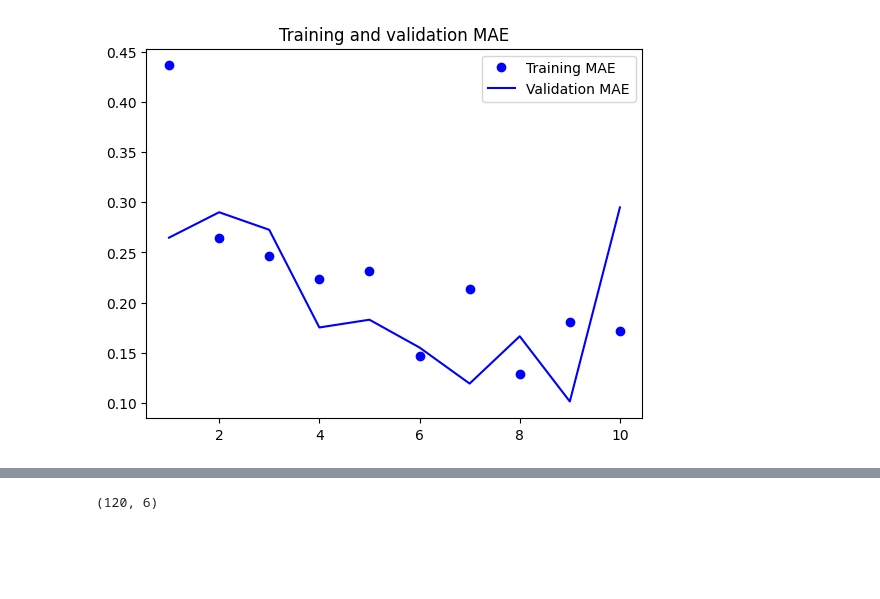
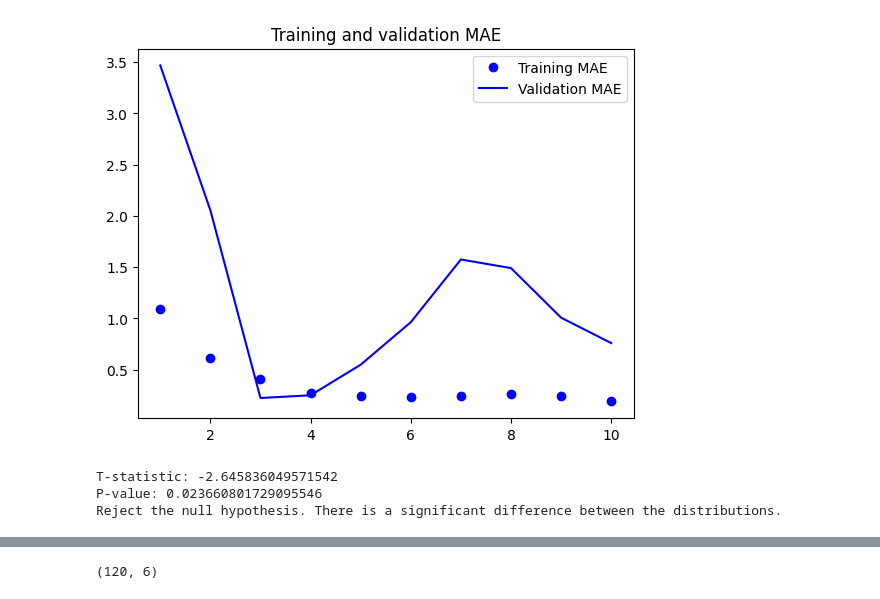
Before and after one commit to porallapradhyumna/Stock_prize_Prediction, a Jupyter notebook: SPP/Models_to_stats.ipynb.ipynb, the cells around one changed output, grey strips where cells are left out. Saved outputs shown, nothing was run; the diff lists cells and outputs as text; code cells hidden in the pictures; blank space fills up the shorter version.

```diff
--- a/SPP/Models_to_stats.ipynb.ipynb
+++ b/SPP/Models_to_stats.ipynb.ipynb
@@ -61,3 +77,9 @@ raw_data.shape
+# %%
+from sklearn.preprocessing import StandardScaler
+
+# Assuming 'y_test' is your target variable
+scaler = StandardScaler()
+y_test_scaled = scaler.fit_transform(AdjClose.to_numpy().reshape(-1, 1))
 # %%
 import keras
 sampling_rate = 2
@@ -67,7 +89,7 @@ batch_size = 256
 
 train_dataset = keras.utils.timeseries_dataset_from_array(
     raw_data[:-delay],
-    targets=AdjClose[delay:],
+    targets=y_test_scaled[delay:],
     sampling_rate=sampling_rate,
     sequence_length=sequence_length,
     shuffle=True,
@@ -77,7 +99,7 @@ train_dataset = keras.utils.timeseries_dataset_from_array(
 
 val_dataset = keras.utils.timeseries_dataset_from_array(
     raw_data[:-delay],
-    targets=AdjClose[delay:],
+    targets=y_test_scaled[delay:],
     sampling_rate=sampling_rate,
     sequence_length=sequence_length,
     shuffle=True,
@@ -87,15 +109,12 @@ val_dataset = keras.utils.timeseries_dataset_from_array(
 
 test_dataset = keras.utils.timeseries_dataset_from_array(
     raw_data[:-delay],
-    targets=AdjClose[delay:],
+    targets=y_test_scaled[delay:],
     sampling_rate=sampling_rate,
     sequence_length=sequence_length,
     shuffle=True,
     batch_size=batch_size,
     start_index=num_train_samples + num_val_samples)
-#The code will able to do the  preparing time series datasets for training, validation,
-# and testing using Keras for a machine learning or deep learning model.
-#TC96
 # %%
 for samples, targets in train_dataset:
     print("samples shape:", samples.shape)
@@ -118,7 +138,7 @@ outputs = layers.Dense(1)(x)
 model = keras.Model(inputs, outputs)
 
 callbacks = [
-    keras.callbacks.ModelCheckpoint("jena_dense.tf",
+    keras.callbacks.ModelCheckpoint("v3_dense.tf",
                                     save_best_only=True)
 ]
 model.compile(optimizer="rmsprop", loss="mse", metrics=["mae"])
@@ -127,10 +147,6 @@ history = model.fit(train_dataset,
                     validation_data=val_dataset,
                     callbacks=callbacks)
 
-model = keras.models.load_model("jena_dense.tf")
-print(f"Test MAE: {model.evaluate(test_dataset)[1]:.2f}")
-#The code essentially creates a simple neural network for a regression task (predicting a continuous value)
-# and evaluates its performance using the MAE metric on the test dataset
-#TC96
+model = keras.models.load_model("v3_dense.tf")
 # %% [output]
 Epoch 1/10
@@ -153,20 +172,36 @@ Test MAE: 0.21
 # %%
 import matplotlib.pyplot as plt
 loss = history.history["mae"]
 val_loss = history.history["val_mae"]
 epochs = range(1, len(loss) + 1)
 plt.figure()
 plt.plot(epochs, loss, "bo", label="Training MAE")
 plt.plot(epochs, val_loss, "b", label="Validation MAE")
 plt.title("Training and validation MAE")
 plt.legend()
 plt.show()
-#The resulting plot shows how the training and validation MAE change over the course of training epochs.
-#It can help you identify overfitting or underfitting,
-# as well as assess the model's performance on both training and validation data.
-#TC96
+
+from scipy import stats
+
+
+# Perform a t-test assuming unequal variances (Welch's t-test)
+t_statistic, p_value = stats.ttest_ind(loss, val_loss, equal_var=False)
+
+# Print the results
+print("T-statistic:", t_statistic)
+print("P-value:", p_value)
+
+# Interpret the results
+alpha = 0.05  # significance level
+if p_value < alpha:
+    print("Reject the null hypothesis. There is a significant difference between the distributions.")
+else:
+    print("Fail to reject the null hypothesis. There is no significant difference between the distributions.")
 # %% [output]
-[figure, old version]
+[figure, new version]
+T-statistic: -2.645836049571542
+P-value: 0.023660801729095546
+Reject the null hypothesis. There is a significant difference between the distributions.
 # %%
 
 for samples, targets in test_dataset:
```
Also changed, not shown: parts of 36 cells of this notebook, 36 other files.
